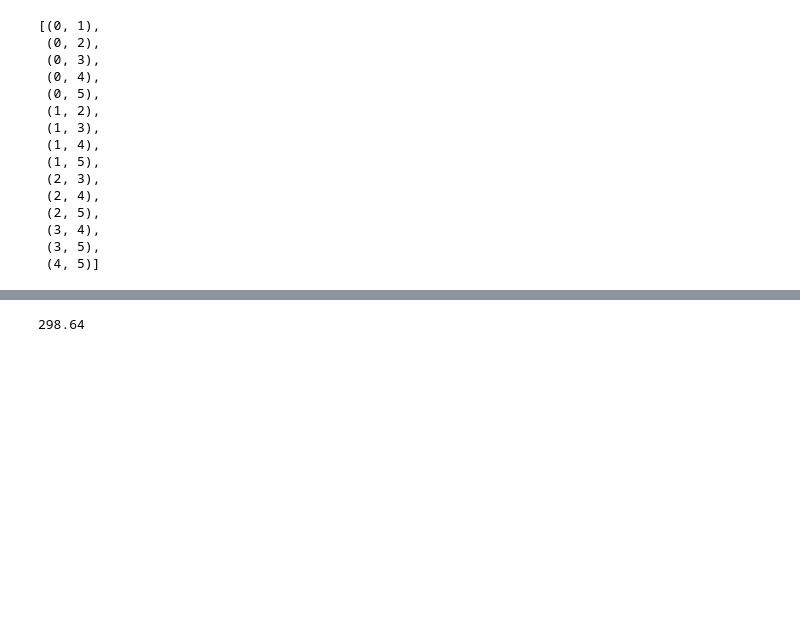
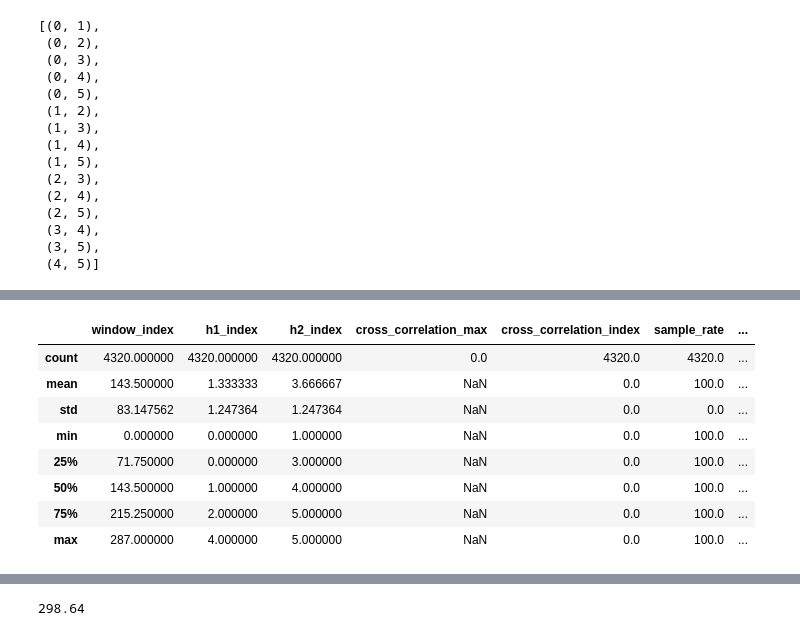
Before and after one commit to SerpRateAI/boreholeAcoustics, a Jupyter notebook: cross-correlate-envelopes.ipynb, the cells around one changed output, grey strips where cells are left out. Saved outputs shown, nothing was run; the diff lists cells and outputs as text; code cells hidden in the pictures; blank space fills up the shorter version.

```diff
--- a/cross-correlate-envelopes.ipynb
+++ b/cross-correlate-envelopes.ipynb
@@ -173,3 +169,15 @@ cc_df.lagtime_seconds.hist(bins=np.linspace(-0.5, 0.5, 25))
+# %%
+cc_df.describe()
+# %% [output]
+|  | window_index | h1_index | h2_index | cross_correlation_max | cross_correlation_index | sample_rate | ... |
+| count | 4320.000000 | 4320.000000 | 4320.000000 | 0.0 | 4320.0 | 4320.0 | ... |
+| mean | 143.500000 | 1.333333 | 3.666667 | NaN | 0.0 | 100.0 | ... |
+| std | 83.147562 | 1.247364 | 1.247364 | NaN | 0.0 | 0.0 | ... |
+| min | 0.000000 | 0.000000 | 1.000000 | NaN | 0.0 | 100.0 | ... |
+| 25% | 71.750000 | 0.000000 | 3.000000 | NaN | 0.0 | 100.0 | ... |
+| 50% | 143.500000 | 1.000000 | 4.000000 | NaN | 0.0 | 100.0 | ... |
+| 75% | 215.250000 | 2.000000 | 5.000000 | NaN | 0.0 | 100.0 | ... |
+| max | 287.000000 | 4.000000 | 5.000000 | NaN | 0.0 | 100.0 | ... |
 # %%
 for pair in hydrophone_pairs:
     h1, h2 = pair
```
Also changed, not shown: parts of 9 cells of this notebook, 1 other file.
